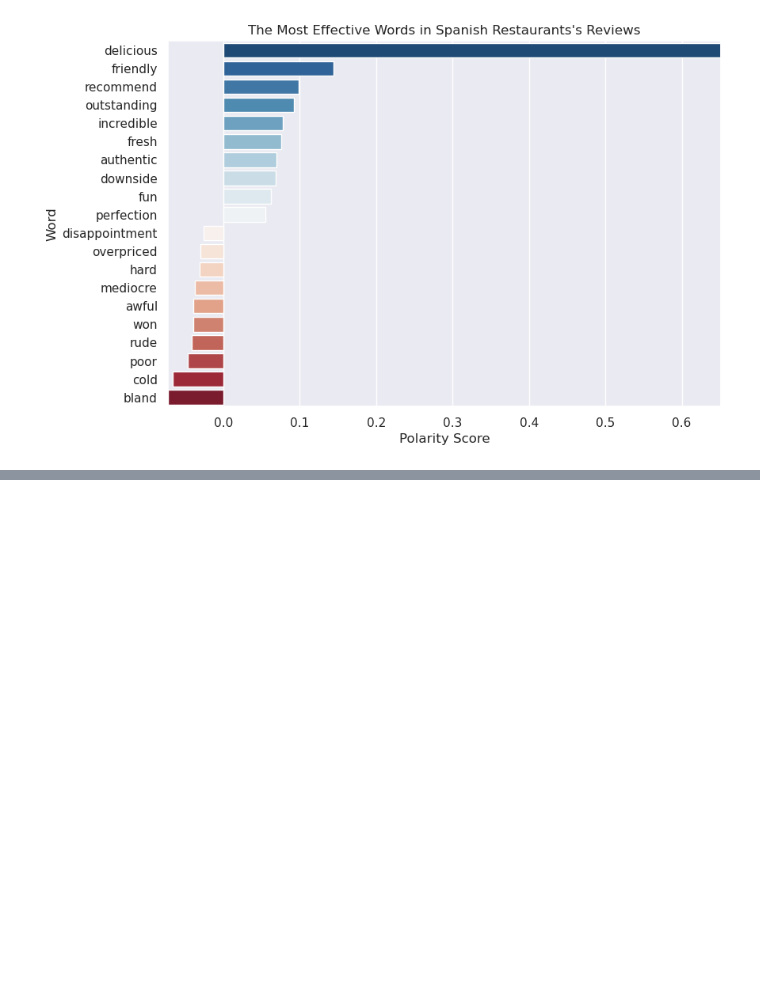
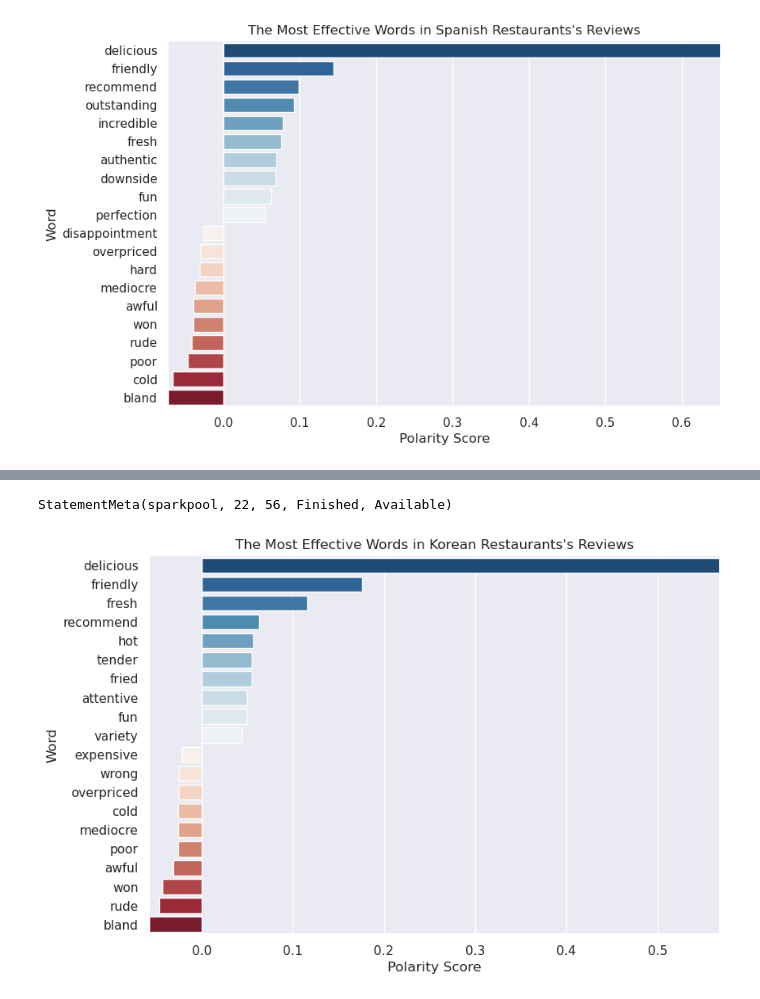
Before and after one commit to yusufkurubacak/PySpark-Yelp-Restaurant-Reviews-Sentiment-Analysis, a Jupyter notebook: Yelp_Sentiment_Analysis.ipynb, the cells around one changed output, grey strips where cells are left out. Cells and saved outputs as stored; diff of their text form; code cells hidden in the pictures; blank space fills up the shorter version.

```diff
--- a/Yelp_Sentiment_Analysis.ipynb
+++ b/Yelp_Sentiment_Analysis.ipynb
@@ -439,8 +427,7 @@ StatementMeta(sparkpool, 20, 77, Finished, Available)
 # %%
 def filter_words(col):
-    """ Splits into a list and filter out the words that are not in positive or negative word list."""
+    """ Splits text into a list of strings and filter out the words that are not in positive or negative word list."""
 
     text = [i for i in col.split() if i in positive_words + negative_words]
-
     return text
 # %% [output]
@@ -555,12 +979,30 @@ StatementMeta(sparkpool, 20, 91, Finished, Available)
 # %%
 def get_plot(sum_df,category):
+        """
+    Generate a bar plot showing the most effective words in restaurant reviews for a given category.
+
+    Args:
+    - sum_df (DataFrame): DataFrame containing polarity scores and words.
+    - category (str): Category of the restaurants.
+    """
+    # Set style and context
     sns.set_style('darkgrid')
     sns.set_context('notebook')
+
+    # Create a figure and axis object
     fig,ax = plt.subplots(figsize = (9,6))
+
+    # Create the plot
     sns.barplot(data = sum_df, x = 'polarity' , y = 'word',palette = 'RdBu_r')
+
+    # Set the title and labels on both axis
     plt.title("The Most Effective Words in " + category + " Restaurants's Reviews")
     plt.xlabel('Polarity Score')
     plt.ylabel('Word')
+
+    # Set minimum and maximum limits on x-axis
     plt.xlim(sum_df['polarity'].min(),sum_df['polarity'].max())
+
+    # Display the plot
     plt.show()
 # %% [output]
@@ -1045,12 +1121,0 @@ StatementMeta(sparkpool, 20, 99, Finished, Available)
-# %%
-plt.clf()
-sns.set()
-sns.set_style('darkgrid')
-sns.set_context('notebook')
-fig,ax = plt.subplots(figsize = (9,6))
-sns.barplot(data = African_concat, x = 'polarity' , y = 'word',palette = 'RdBu_r')
-plt.title("The Most Effective Words in African Restaurants's Reviews")
-plt.xlabel('Polarity Score')
-plt.ylabel('Word')
-plt.xlim(African_concat['polarity'].min(),African_concat['polarity'].max())
-plt.show()
@@ -1060,0 +1122,2 @@ StatementMeta(sparkpool, 17, 153, Finished, Available)
+# %%
+korean_sum_df = get_polarity('Korean')
@@ -1060,0 +1158,5 @@ StatementMeta(sparkpool, 17, 153, Finished, Available)
+# %%
+get_plot(korean_sum_df, 'Korean')
+# %% [output]
+StatementMeta(sparkpool, 22, 56, Finished, Available)
+[figure, added]
```
Also changed, not shown: parts of 172 cells of this notebook.
